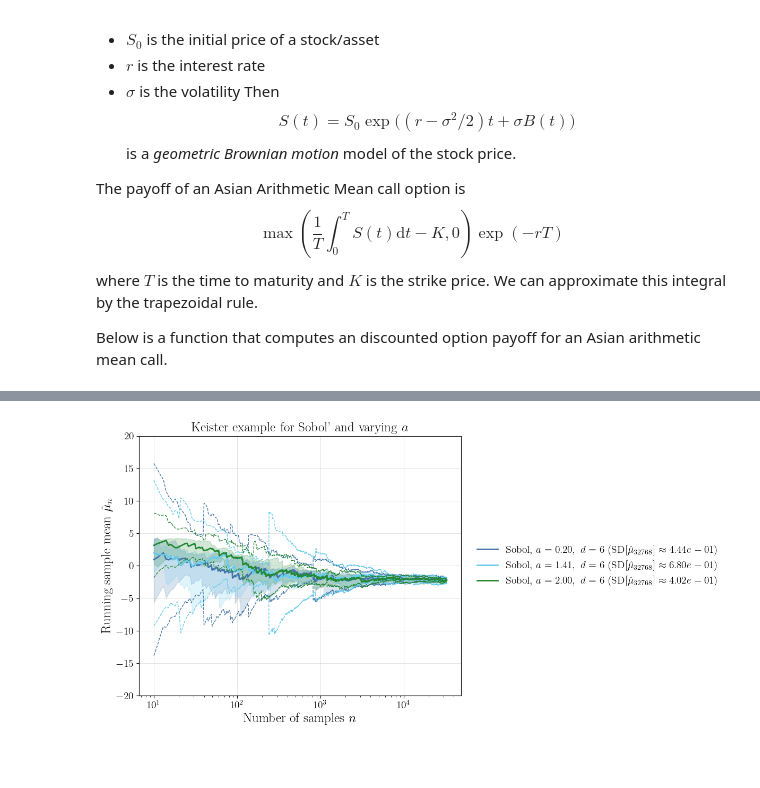
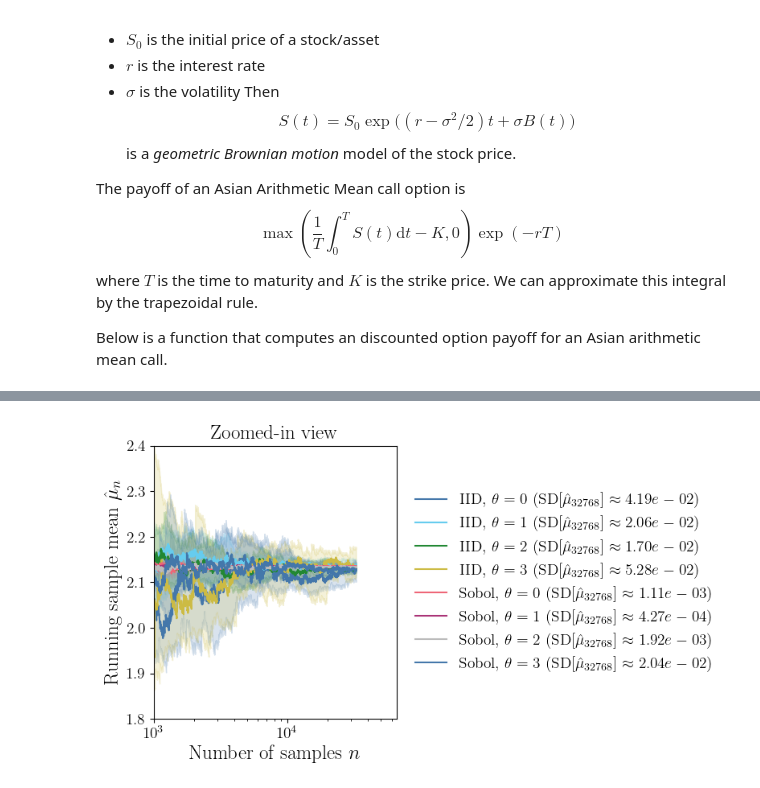
Before and after one commit to QMCSoftware/MATH565Fall2025, a Jupyter notebook: notebooks/AsianOptionExample.ipynb, the cells around one changed output, grey strips where cells are left out. Cells and saved outputs as stored; diff of their text form; code cells hidden in the pictures; blank space fills up the shorter version.

```diff
--- a/notebooks/AsianOptionExample.ipynb
+++ b/notebooks/AsianOptionExample.ipynb
@@ -121,21 +128,26 @@ ax, info = plot_multiple_middle_half_sample_means(
-# %%
-from classlib.plots import plot_middle_half_sample_mean, plot_multiple_middle_half_sample_means
-n = 2**16
-d = 6
-configs = {
-    # Sobol entries
-    f"Sobol a={a:g}, d={d}": {
-        "sampler": (lambda n : qp.Sobol(d).gen_samples(n)),
-        "f":       (lambda x : f_keister(x, a)),
-        "label":   rf"Sobol, $a={a:4.2f},\ d={d}$",
-    }
-    for a in a_list
-}
-
-ax, info = plot_multiple_middle_half_sample_means(
-    configs,
-    title="Keister example for Sobol' and varying $a$",
-    ylim=(-20,20)
-)
-# %% [output]
-[figure, removed]
+# %%
+fig_zoom, ax_zoom = plt.subplots(figsize=(8, 4.5))
+
+for key, data in info.items():
+    n_vals = data["n"]
+    med = data["median"]
+    q25 = data["q25"]
+    q75 = data["q75"]
+    label = data.get("display_label", key)  # use stored display label
+    color = data.get("color", None)         # use same color (optional)
+
+    ax_zoom.fill_between(n_vals, q25, q75, alpha=0.20, color=color)
+    ax_zoom.plot(n_vals, med, label=label, color=color)
+
+ax_zoom.set_xscale("log", base=10)
+ax_zoom.set_xlim(1000, n)
+ax_zoom.set_ylim(1.8, 2.4)
+ax_zoom.set_xlabel(r"Number of samples $n$")
+ax_zoom.set_ylabel(r"Running sample mean $\hat{\mu}_n$")
+ax_zoom.set_title("Zoomed-in view")
+ax_zoom.legend(loc="center left", bbox_to_anchor=(1.02, 0.5), frameon=False)
+
+fig_zoom.subplots_adjust(right=0.75)
+fig_zoom.tight_layout()
+# %% [output]
+[figure, added]
```
Also changed, not shown: parts of 7 cells of this notebook, 3 other files.
